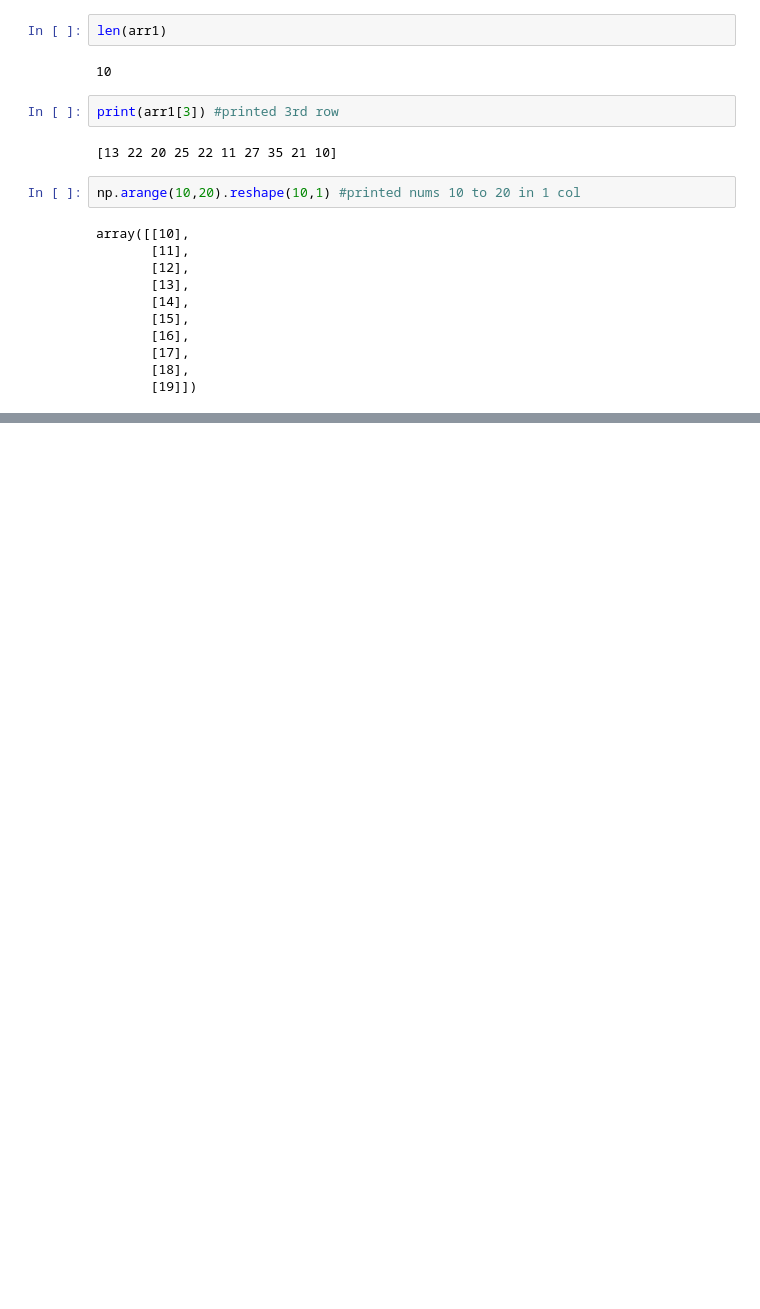
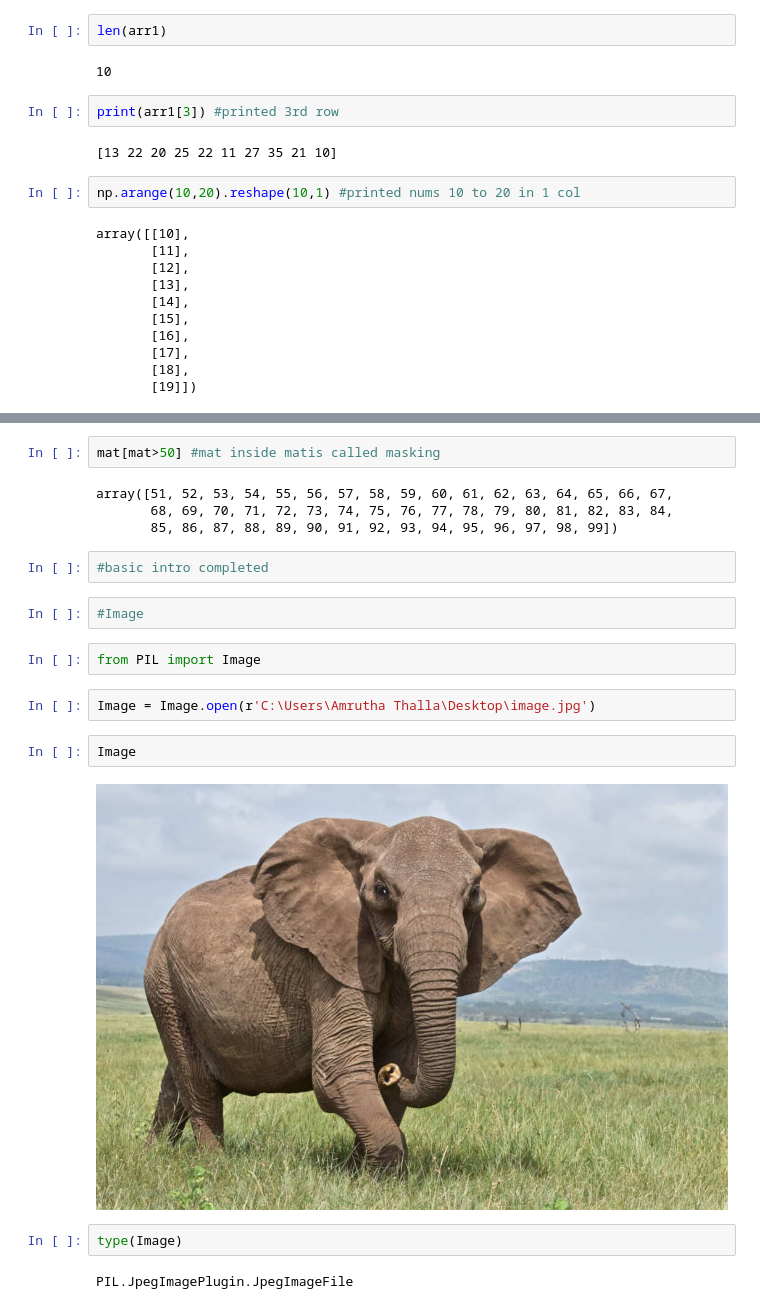
Before and after one commit to amruthathalla/DataScience_AI, a Jupyter notebook: numpy.ipynb, the cells around one changed output, grey strips where cells are left out. Drawn from its saved outputs; the diff is of its cells as text; blank space fills up the shorter version.

```diff
--- a/numpy.ipynb
+++ b/numpy.ipynb
@@ -224,0 +421,22 @@ array([[10],
+# %%
+mat[mat>50] #mat inside matis called masking
+# %% [output]
+array([51, 52, 53, 54, 55, 56, 57, 58, 59, 60, 61, 62, 63, 64, 65, 66, 67,
+       68, 69, 70, 71, 72, 73, 74, 75, 76, 77, 78, 79, 80, 81, 82, 83, 84,
+       85, 86, 87, 88, 89, 90, 91, 92, 93, 94, 95, 96, 97, 98, 99])
+# %%
+#basic intro completed
+# %%
+#Image
+# %%
+from PIL import Image
+# %%
+Image = Image.open(r'C:\Users\Amrutha Thalla\Desktop\image.jpg')
+# %%
+Image
+# %% [output]
+[figure, added]
+# %%
+type(Image)
+# %% [output]
+PIL.JpegImagePlugin.JpegImageFile
```
Also changed, not shown: parts of 39 cells of this notebook, 7 other files.
